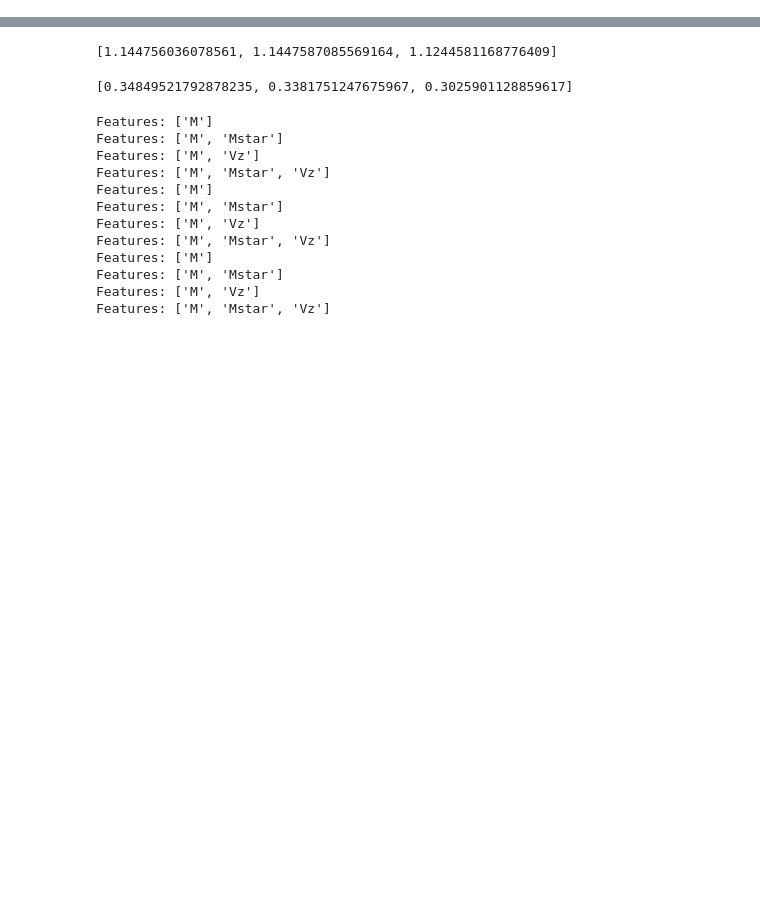
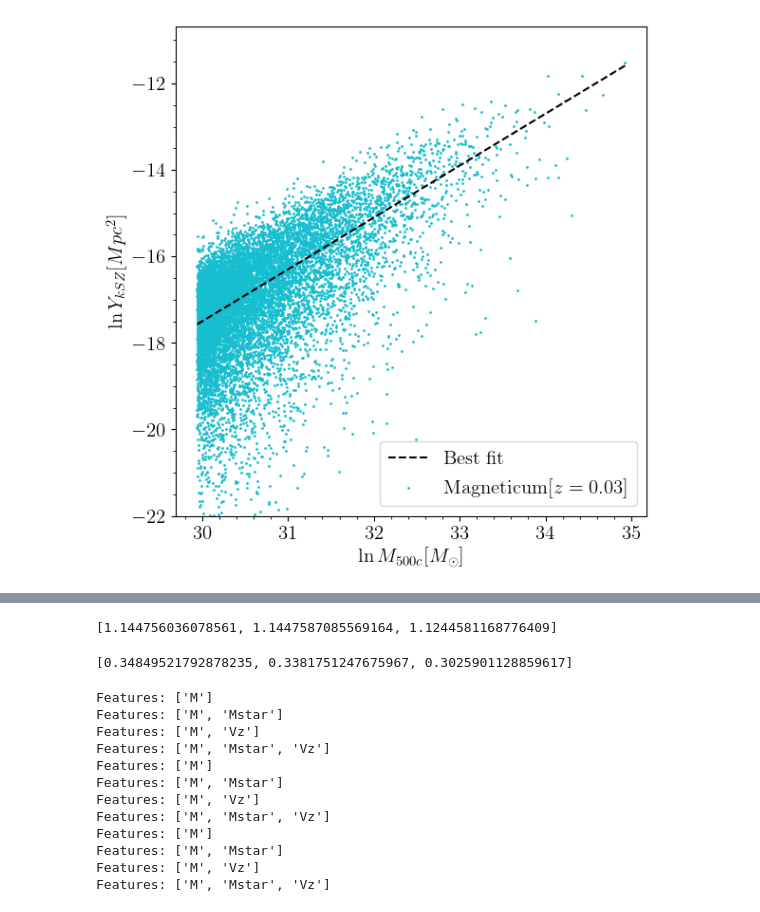
Before and after one commit to antolonappan/kSZscaler, a Jupyter notebook: Notebooks2/test1_r2.ipynb, the cells around one changed output, grey strips where cells are left out. Drawn from its saved outputs; the diff is of its cells as text; code cells hidden in the pictures; blank space fills up the shorter version.

```diff
--- a/Notebooks2/test1_r2.ipynb
+++ b/Notebooks2/test1_r2.ipynb
@@ -49,6 +53,20 @@ df_096 = Analysis(boxno,'096','').get_dataframe()
 df_140_m = data_manupulation(df_140)
 df_132_m = data_manupulation(df_132)
 df_096_m = data_manupulation(df_096)
+# %%
+plt.figure(figsize=(6,6))
+plt.scatter(df_140.M,df_140.Yksz,s=1,c='C9',label='$\\rm Magneticum $'+'$[z=0.03]$')
+plt.plot(df_140.M,df_140.M*1.20 - 53.5,lw=1.5,c='k',ls='--',label='$\\rm Best\;fit$')
+plt.ylim(-22)
+plt.xlabel('$\ln M_{500c} [M_\\odot]$',fontsize=15)
+plt.ylabel('$\ln Y_{kSZ} [Mpc^2]$',fontsize=15)
+plt.legend(fontsize=15,loc='lower right')
+plt.xticks(fontsize=15)
+plt.yticks(fontsize=15)
+plt.tight_layout()
+plt.savefig('Yksz_M_140.pdf',dpi=300,bbox_inches='tight')
+# %% [output]
+[figure, added]
 # %%
 plt.figure(figsize=(3,3))
 i = 0
```
Also changed, not shown: parts of 4 cells of this notebook, 6 other files.
